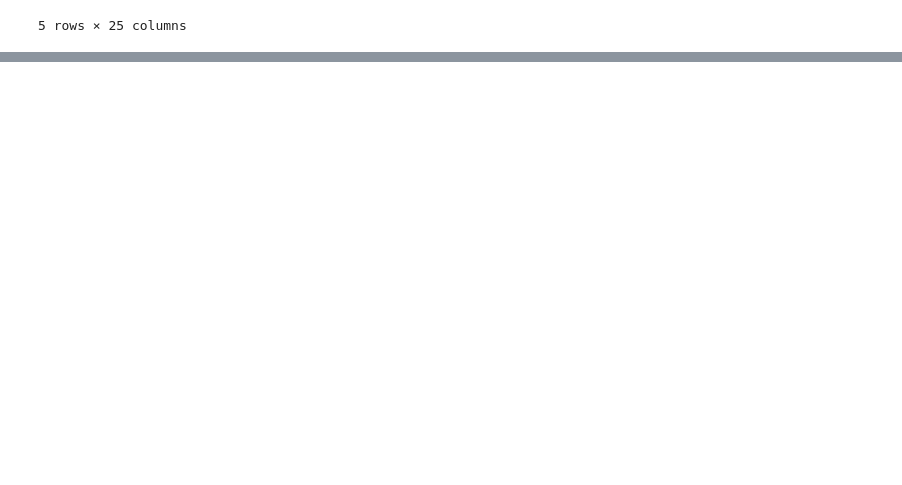
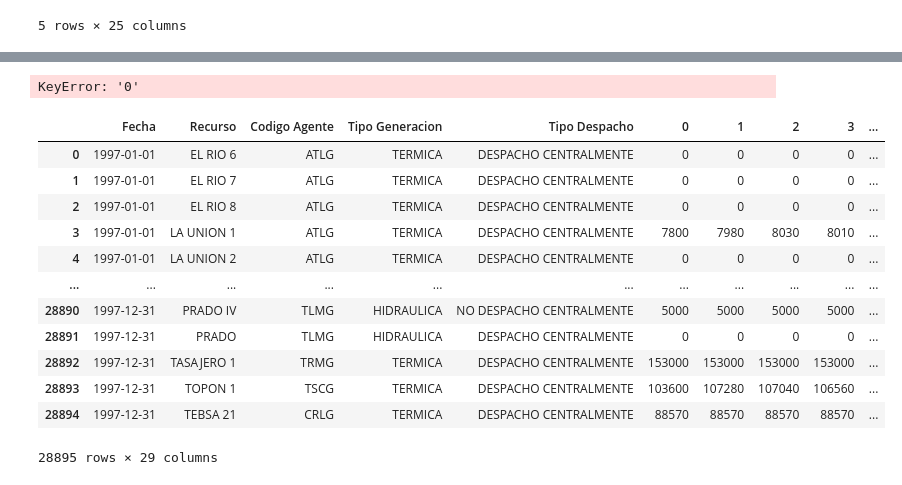
Before and after one commit to Mateoferrnandez/Projects, a Jupyter notebook: Personal Projects/Generacion electrica en Colombia/Dtacleaning.ipynb, the cells around one changed output, grey strips where cells are left out. Drawn from its saved outputs; the diff is of its cells as text; code cells hidden in the pictures; blank space fills up the shorter version.

Commit message:
Terminando la primera parte

```diff
--- a/Personal Projects/Generacion electrica en Colombia/Dtacleaning.ipynb
+++ b/Personal Projects/Generacion electrica en Colombia/Dtacleaning.ipynb
@@ -81,0 +72,22 @@ df2.head()
+# %%
+import os
+dataframes1=[]
+ruta_data = "D:\Documentos\IT\Github\Projects\Projects\Personal Projects\Generacion electrica en Colombia\Data"  # Cambia esta ruta por la ubicación de tu carpeta "data"
+for archivo in os.listdir(ruta_data):
+    if archivo.endswith(".xlsx"):  # Solo carga archivos Excel
+        ruta_completa = os.path.join(ruta_data, archivo)
+
+        # Lee las primeras filas del archivo para encontrar la fila que contiene "Fecha"
+        encontrado = False
+        for i in range(10):  # Puedes ajustar el rango según cuántas filas quieras buscar
+            df_temp = pd.read_excel(ruta_completa, header=i)
+            if "Fecha" in df_temp.columns:
+                df = pd.read_excel(ruta_completa, header=i)
+                encontrado = True
+                break
+
+        if not encontrado:
+            # Si no se encuentra "Fecha" en las primeras 10 filas, usa la tercera fila como encabezado predeterminado
+            df = pd.read_excel(ruta_completa, header=2)
+
+        dataframes1.append(df)
@@ -82,3 +172,35 @@ df2.head()
+# %%
+modified_dataframes=[]
+for dataframe in range(len(dataframes1)):
+    #if dataframe ==2:
+      #  break
+    dfcopy=dataframes1[dataframe].copy()
+    if "Version" in dfcopy.columns:
+        dfcopy.drop(columns=["Fecha","Version"])
+    else:
+        dfcopy.drop(columns=["Fecha"])
+    dfcopy=dfcopy.groupby(dfcopy.columns[:dfcopy.columns.get_loc("0")].tolist()).sum()
+    dfcopy["Total"]=dfcopy[dfcopy.columns].sum(axis=1)
+    #print(f'the GWH generation of {year} is {dfcopy["Total"].sum()/1000000}')
+    modified_dataframes.append(dfcopy)
+# %% [output]
+KeyError: '0'
+# %%
+dataframes1[2]
+# %% [output]
+|  | Fecha | Recurso | Codigo Agente | Tipo Generacion | Tipo Despacho | 0 | 1 | 2 | 3 | ... |
+| 0 | 1997-01-01 | EL RIO 6 | ATLG | TERMICA | DESPACHO CENTRALMENTE | 0 | 0 | 0 | 0 | ... |
+| 1 | 1997-01-01 | EL RIO 7 | ATLG | TERMICA | DESPACHO CENTRALMENTE | 0 | 0 | 0 | 0 | ... |
+| 2 | 1997-01-01 | EL RIO 8 | ATLG | TERMICA | DESPACHO CENTRALMENTE | 0 | 0 | 0 | 0 | ... |
+| 3 | 1997-01-01 | LA UNION 1 | ATLG | TERMICA | DESPACHO CENTRALMENTE | 7800 | 7980 | 8030 | 8010 | ... |
+| 4 | 1997-01-01 | LA UNION 2 | ATLG | TERMICA | DESPACHO CENTRALMENTE | 0 | 0 | 0 | 0 | ... |
+| ... | ... | ... | ... | ... | ... | ... | ... | ... | ... | ... |
+| 28890 | 1997-12-31 | PRADO IV | TLMG | HIDRAULICA | NO DESPACHO CENTRALMENTE | 5000 | 5000 | 5000 | 5000 | ... |
+| 28891 | 1997-12-31 | PRADO | TLMG | HIDRAULICA | DESPACHO CENTRALMENTE | 0 | 0 | 0 | 0 | ... |
+| 28892 | 1997-12-31 | TASAJERO 1 | TRMG | TERMICA | DESPACHO CENTRALMENTE | 153000 | 153000 | 153000 | 153000 | ... |
+| 28893 | 1997-12-31 | TOPON 1 | TSCG | TERMICA | DESPACHO CENTRALMENTE | 103600 | 107280 | 107040 | 106560 | ... |
+| 28894 | 1997-12-31 | TEBSA 21 | CRLG | TERMICA | DESPACHO CENTRALMENTE | 88570 | 88570 | 88570 | 88570 | ... |
+28895 rows × 29 columns
 # %%
 import os
 import pandas as pd
```
Also changed, not shown: parts of 15 cells of this notebook.
